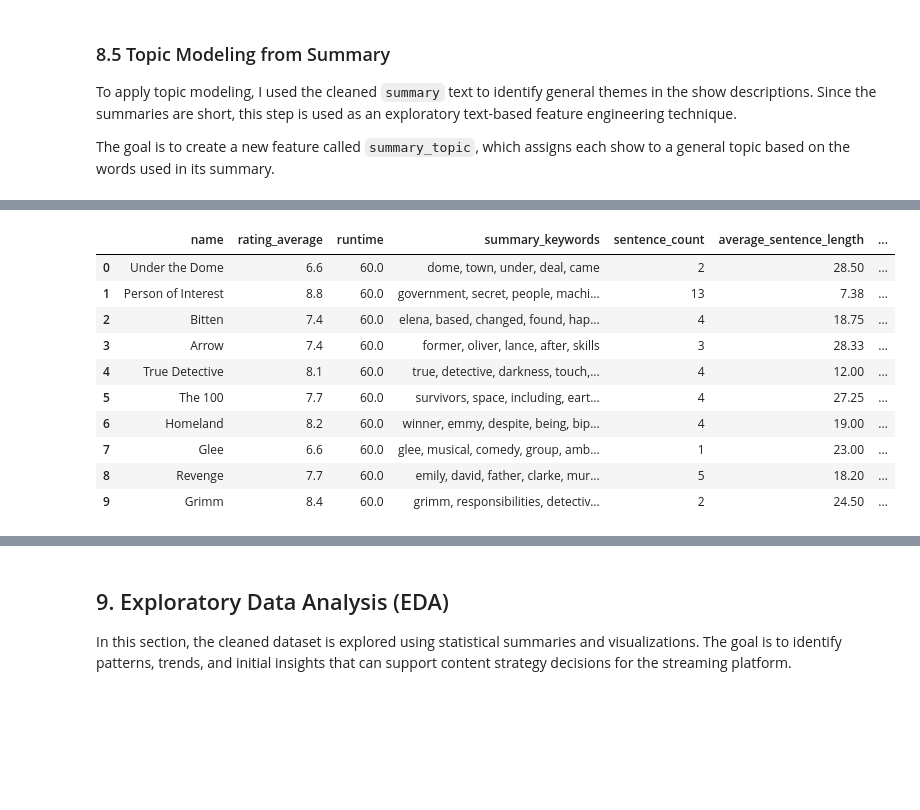
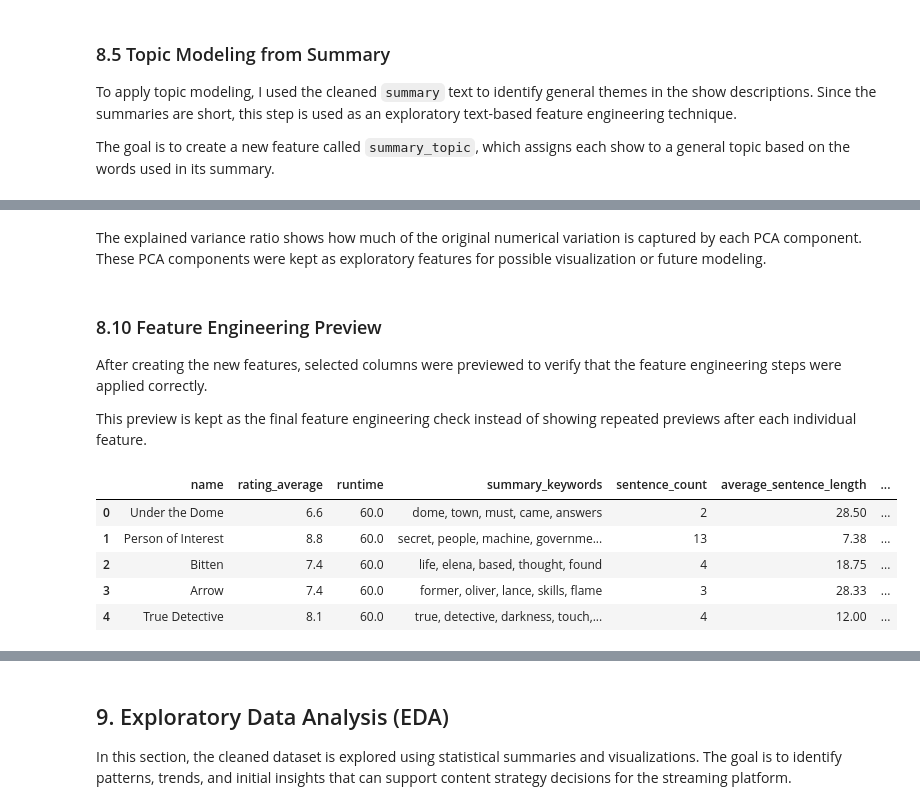
Before and after one commit to hajaralswaidan/streaming-content-strategy, a Jupyter notebook: tvmaze_cleaning.ipynb, the cells around one changed output, grey strips where cells are left out. Cells and saved outputs as stored; diff of their text form; code cells hidden in the pictures; blank space fills up the shorter version.

```diff
--- a/tvmaze_cleaning.ipynb
+++ b/tvmaze_cleaning.ipynb
@@ -568,10 +519,8 @@ A loop was used to request the TVMaze Episodes API for each `show_id`. The numbe
 # %%
-import requests
-import time
-
+# Collect episode count for each show from the TVMaze Episodes API
 episode_counts = []
 
-for index, show_id in enumerate(df_cleaned["show_id"], start=1):
+for show_id in df_cleaned["show_id"]:
     episodes_url = f"https://api.tvmaze.com/shows/{show_id}/episodes"
 
     try:
@@ -586,9 +535,14 @@ for index, show_id in enumerate(df_cleaned["show_id"], start=1):
     except requests.exceptions.RequestException:
         episode_counts.append(0)
 
-    if index % 50 == 0:
-        print(f"Processed {index} shows...")
+    time.sleep(0.1)
 
+# Add episode count as a new feature
 df_cleaned["episode_count"] = episode_counts
 
-df_cleaned[["show_id", "name", "episode_count"]].head()
+# Create episode count category
+df_cleaned["episode_count_category"] = pd.cut(
+    df_cleaned["episode_count"],
+    bins=[-1, 10, 50, 200, float("inf")],
+    labels=["Short", "Medium", "Long", "Very Long"]
+)
@@ -688,31 +595,36 @@ After creating the new features, I previewed selected columns to check that the
+# %% [markdown]
+The explained variance ratio shows how much of the original numerical variation is captured by each PCA component. These PCA components were kept as exploratory features for possible visualization or future modeling.
+# %% [markdown]
+### 8.10 Feature Engineering Preview
+
+After creating the new features, selected columns were previewed to verify that the feature engineering steps were applied correctly.
+
+This preview is kept as the final feature engineering check instead of showing repeated previews after each individual feature.
 # %%
-df_cleaned[
-    [
-        "name",
-        "rating_average",
-        "runtime",
-        "summary_keywords",
-        "sentence_count",
-        "average_sentence_length",
-        "average_word_length",
-        "sentiment_score",
-        "sentiment_label",
-        "summary_topic",
-        "rating_category",
-        "content_cluster",
-        "pca_component_1",
-        "pca_component_2"
-    ]
-].head(10)
+feature_preview_columns = [
+    "name",
+    "rating_average",
+    "runtime",
+    "summary_keywords",
+    "sentence_count",
+    "average_sentence_length",
+    "average_word_length",
+    "sentiment_score",
+    "sentiment_label",
+    "summary_topic",
+    "rating_category",
+    "content_cluster",
+    "episode_count",
+    "episode_count_category",
+    "pca_component_1",
+    "pca_component_2"
+]
+
+df_cleaned[feature_preview_columns].head()
 # %% [output]
 |  | name | rating_average | runtime | summary_keywords | sentence_count | average_sentence_length | ... |
-| 0 | Under the Dome | 6.6 | 60.0 | dome, town, under, deal, came | 2 | 28.50 | ... |
-| 1 | Person of Interest | 8.8 | 60.0 | government, secret, people, machi... | 13 | 7.38 | ... |
-| 2 | Bitten | 7.4 | 60.0 | elena, based, changed, found, hap... | 4 | 18.75 | ... |
-| 3 | Arrow | 7.4 | 60.0 | former, oliver, lance, after, skills | 3 | 28.33 | ... |
+| 0 | Under the Dome | 6.6 | 60.0 | dome, town, must, came, answers | 2 | 28.50 | ... |
+| 1 | Person of Interest | 8.8 | 60.0 | secret, people, machine, governme... | 13 | 7.38 | ... |
+| 2 | Bitten | 7.4 | 60.0 | life, elena, based, thought, found | 4 | 18.75 | ... |
+| 3 | Arrow | 7.4 | 60.0 | former, oliver, lance, skills, flame | 3 | 28.33 | ... |
 | 4 | True Detective | 8.1 | 60.0 | true, detective, darkness, touch,... | 4 | 12.00 | ... |
-| 5 | The 100 | 7.7 | 60.0 | survivors, space, including, eart... | 4 | 27.25 | ... |
-| 6 | Homeland | 8.2 | 60.0 | winner, emmy, despite, being, bip... | 4 | 19.00 | ... |
-| 7 | Glee | 6.6 | 60.0 | glee, musical, comedy, group, amb... | 1 | 23.00 | ... |
-| 8 | Revenge | 7.7 | 60.0 | emily, david, father, clarke, mur... | 5 | 18.20 | ... |
-| 9 | Grimm | 8.4 | 60.0 | grimm, responsibilities, detectiv... | 2 | 24.50 | ... |
```
Also changed, not shown: parts of 112 cells of this notebook, 14 other files.
